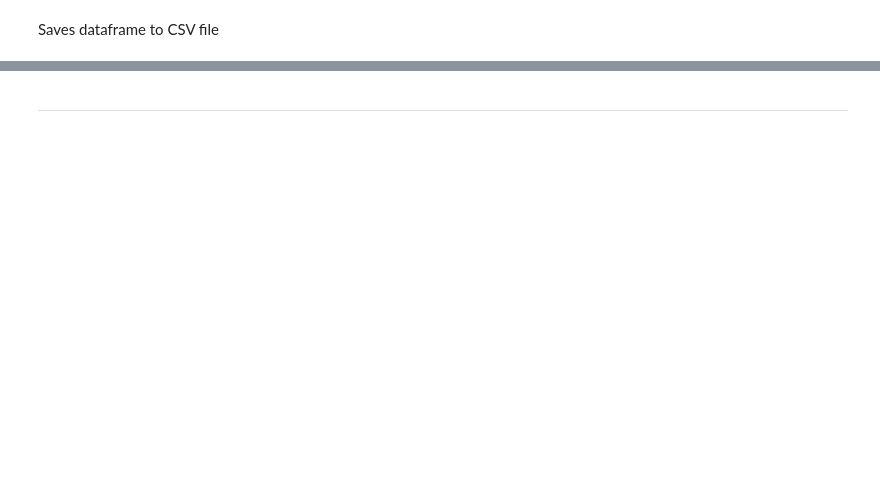
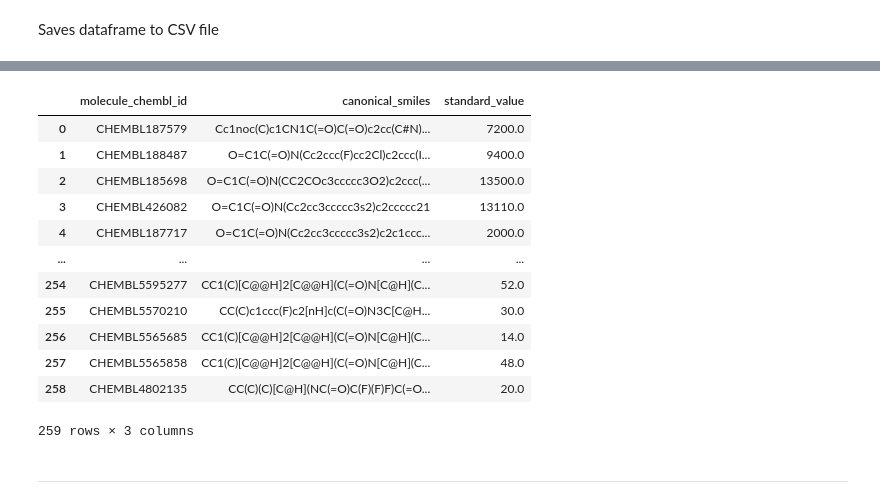
Before and after one commit to saamm/Bioinformatics, a Jupyter notebook: CDD_ML_Part_1_bioactivity_data.ipynb, the cells around one changed output, grey strips where cells are left out. Drawn from its saved outputs; the diff is of its cells as text; code cells hidden in the pictures; blank space fills up the shorter version.

Commit message:
data sanity check

```diff
--- a/CDD_ML_Part_1_bioactivity_data.ipynb
+++ b/CDD_ML_Part_1_bioactivity_data.ipynb
@@ -268,2 +277,19 @@ total 169
+# %%
+sanity_check_df = pd.read_csv('bioactivity_preprocessed_data.csv')
+sanity_check_df
+# %% [output]
+|  | molecule_chembl_id | canonical_smiles | standard_value |
+| 0 | CHEMBL187579 | Cc1noc(C)c1CN1C(=O)C(=O)c2cc(C#N)... | 7200.0 |
+| 1 | CHEMBL188487 | O=C1C(=O)N(Cc2ccc(F)cc2Cl)c2ccc(I... | 9400.0 |
+| 2 | CHEMBL185698 | O=C1C(=O)N(CC2COc3ccccc3O2)c2ccc(... | 13500.0 |
+| 3 | CHEMBL426082 | O=C1C(=O)N(Cc2cc3ccccc3s2)c2ccccc21 | 13110.0 |
+| 4 | CHEMBL187717 | O=C1C(=O)N(Cc2cc3ccccc3s2)c2c1ccc... | 2000.0 |
+| ... | ... | ... | ... |
+| 254 | CHEMBL5595277 | CC1(C)[C@@H]2[C@@H](C(=O)N[C@H](C... | 52.0 |
+| 255 | CHEMBL5570210 | CC(C)c1ccc(F)c2[nH]c(C(=O)N3C[C@H... | 30.0 |
+| 256 | CHEMBL5565685 | CC1(C)[C@@H]2[C@@H](C(=O)N[C@H](C... | 14.0 |
+| 257 | CHEMBL5565858 | CC1(C)[C@@H]2[C@@H](C(=O)N[C@H](C... | 48.0 |
+| 258 | CHEMBL4802135 | CC(C)(C)[C@H](NC(=O)C(F)(F)F)C(=O... | 20.0 |
+259 rows × 3 columns
 # %% [markdown]
 ---
```
Also changed, not shown: parts of 8 cells of this notebook.
